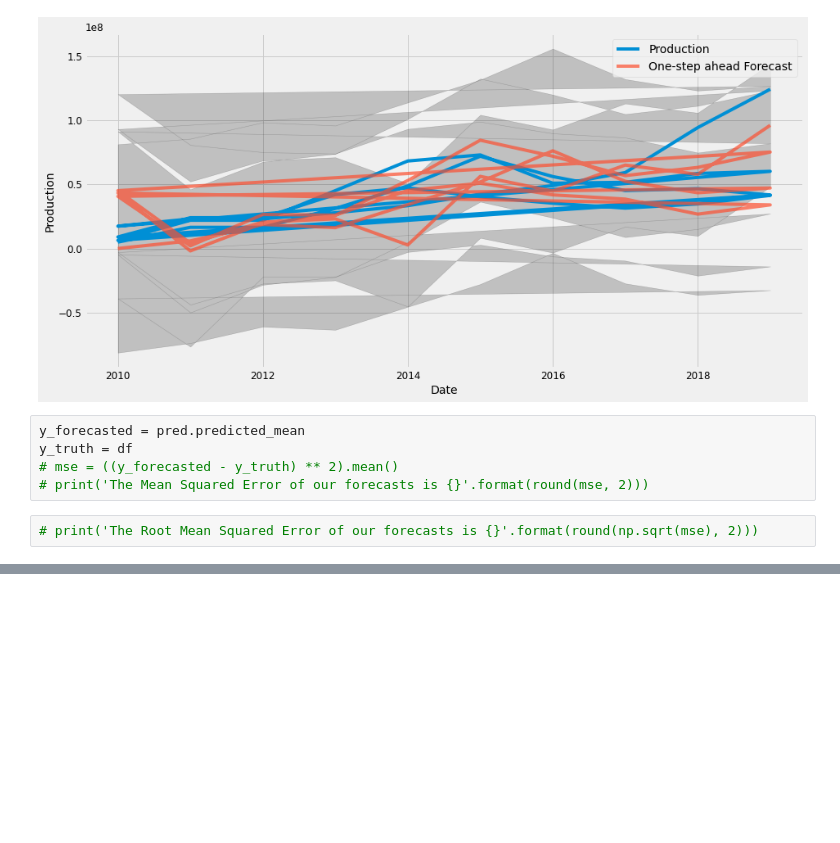
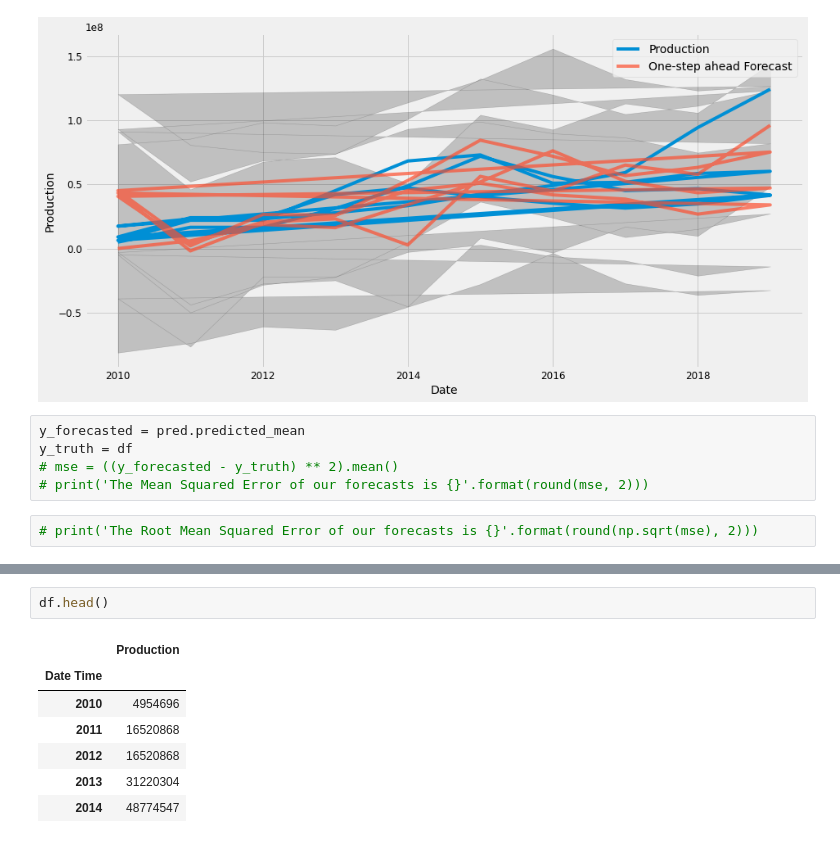
Before and after one commit to GabrielleJacoby/GabrielleJacoby.github.io, a Jupyter notebook: Texas_County_Boundaries_Detailed-shp/Time Series - Multiple Counties.ipynb, the cells around one changed output, grey strips where cells are left out. Saved outputs shown, nothing was run; the diff lists cells and outputs as text; blank space fills up the shorter version.

```diff
--- a/Texas_County_Boundaries_Detailed-shp/Time Series - Multiple Counties.ipynb
+++ b/Texas_County_Boundaries_Detailed-shp/Time Series - Multiple Counties.ipynb
@@ -131,0 +131,10 @@ plt.show()
+# %%
+df.head()
+# %% [output]
+|  | Production |
+| Date Time |  |
+| 2010 | 4954696 |
+| 2011 | 16520868 |
+| 2012 | 16520868 |
+| 2013 | 31220304 |
+| 2014 | 48774547 |
```
Also changed, not shown: parts of 2 cells of this notebook, 1 other file.
